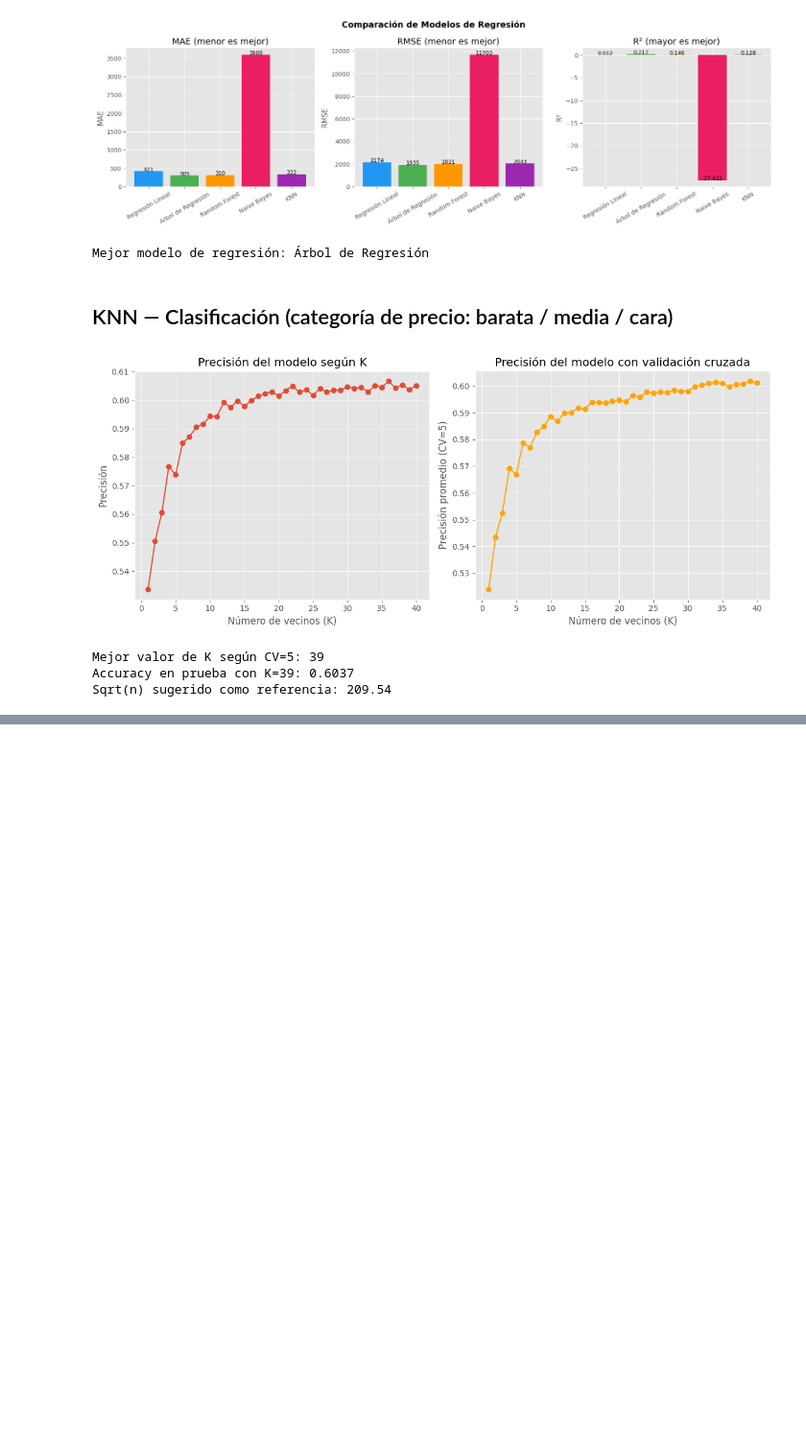
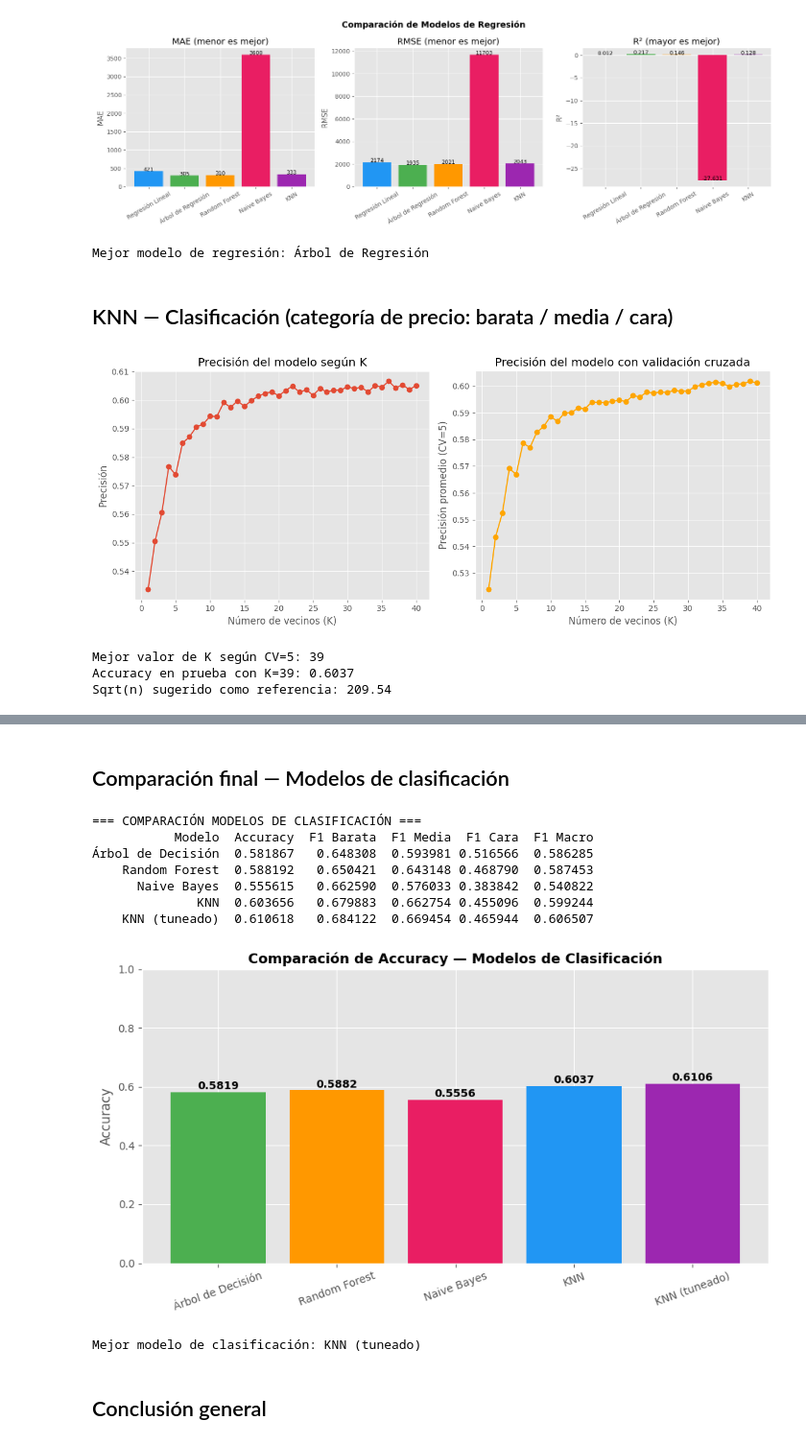
Before and after one commit to Hugo2049/laboratorio-6-knn, a Jupyter notebook: laboratorio6.ipynb, the cells around one changed output, grey strips where cells are left out. Shown at 96% size. Drawn from its saved outputs; the diff is of its cells as text; code cells hidden in the pictures; blank space fills up the shorter version.

```diff
--- a/laboratorio6.ipynb
+++ b/laboratorio6.ipynb
@@ -337,0 +439,20 @@ Sqrt(n) sugerido como referencia: 209.54
+# %%
+# probar combinaciones de hiperparámetros para clasificación
+param_grid = {
+    'n_neighbors': [3, 5, 7, 9, 11, 15, 20, 30, 39],
+    'weights'    : ['uniform', 'distance'],
+    'p'          : [1, 2]
+}
+
+grid_clf = GridSearchCV(KNeighborsClassifier(), param_grid,
+                        cv=5, scoring='accuracy', n_jobs=-1)
+grid_clf.fit(X_train_scaled, y_train_clf)
+
+print("=== TUNEO KNN CLASIFICACIÓN ===")
+print(f"Mejores hiperparámetros : {grid_clf.best_params_}")
+print(f"Mejor accuracy (CV=5)   : {grid_clf.best_score_:.4f}")
+
+# evaluar el mejor modelo en prueba
+mejor_knn_clf = grid_clf.best_estimator_
+pred_tuned_clf = mejor_knn_clf.predict(X_test_scaled)
+print(f"Accuracy en prueba      : {accuracy_score(y_test_clf, pred_tuned_clf):.4f}")
@@ -337,0 +493,58 @@ Sqrt(n) sugerido como referencia: 209.54
+# %% [markdown]
+## Comparación final — Modelos de clasificación
+# %%
+# calcular métricas de todos los modelos de clasificación
+modelos_clf = {
+    'Árbol de Decisión' : tree_clf_pred,
+    'Random Forest'     : rf_clf_pred,
+    'Naive Bayes'       : nb_clf_pred,
+    'KNN'               : knn_clf_pred,
+    'KNN (tuneado)'     : pred_tuned_clf
+}
+
+filas_clf = []
+for nombre, pred in modelos_clf.items():
+    report = classification_report(y_test_clf, pred,
+                                   target_names=['barata', 'media', 'cara'],
+                                   output_dict=True)
+    filas_clf.append({
+        'Modelo'    : nombre,
+        'Accuracy'  : accuracy_score(y_test_clf, pred),
+        'F1 Barata' : report['barata']['f1-score'],
+        'F1 Media'  : report['media']['f1-score'],
+        'F1 Cara'   : report['cara']['f1-score'],
+        'F1 Macro'  : report['macro avg']['f1-score']
+    })
+
+tabla_clf = pd.DataFrame(filas_clf)
+print("=== COMPARACIÓN MODELOS DE CLASIFICACIÓN ===")
+print(tabla_clf.to_string(index=False))
+
+# gráfica
+plt.figure(figsize=(9, 5))
+colores = ['#4CAF50', '#FF9800', '#E91E63', '#2196F3', '#9C27B0']
+plt.bar(tabla_clf['Modelo'], tabla_clf['Accuracy'], color=colores)
+plt.title('Comparación de Accuracy — Modelos de Clasificación',
+          fontsize=13, fontweight='bold')
+plt.ylabel('Accuracy')
+plt.ylim(0, 1)
+plt.tick_params(axis='x', rotation=20)
+for i, v in enumerate(tabla_clf['Accuracy']):
+    plt.text(i, v + 0.01, f'{v:.4f}', ha='center', fontweight='bold')
+plt.tight_layout()
+plt.show()
+
+mejor_clf = tabla_clf.loc[tabla_clf['Accuracy'].idxmax(), 'Modelo']
+print(f"\nMejor modelo de clasificación: {mejor_clf}")
+# %% [output]
+=== COMPARACIÓN MODELOS DE CLASIFICACIÓN ===
+           Modelo  Accuracy  F1 Barata  F1 Media  F1 Cara  F1 Macro
+Árbol de Decisión  0.581867   0.648308  0.593981 0.516566  0.586285
+    Random Forest  0.588192   0.650421  0.643148 0.468790  0.587453
+      Naive Bayes  0.555615   0.662590  0.576033 0.383842  0.540822
+              KNN  0.603656   0.679883  0.662754 0.455096  0.599244
+    KNN (tuneado)  0.610618   0.684122  0.669454 0.465944  0.606507
+[figure, added]
+Mejor modelo de clasificación: KNN (tuneado)
+# %% [markdown]
+## Conclusión general
```
Also changed, not shown: parts of 5 cells of this notebook.
